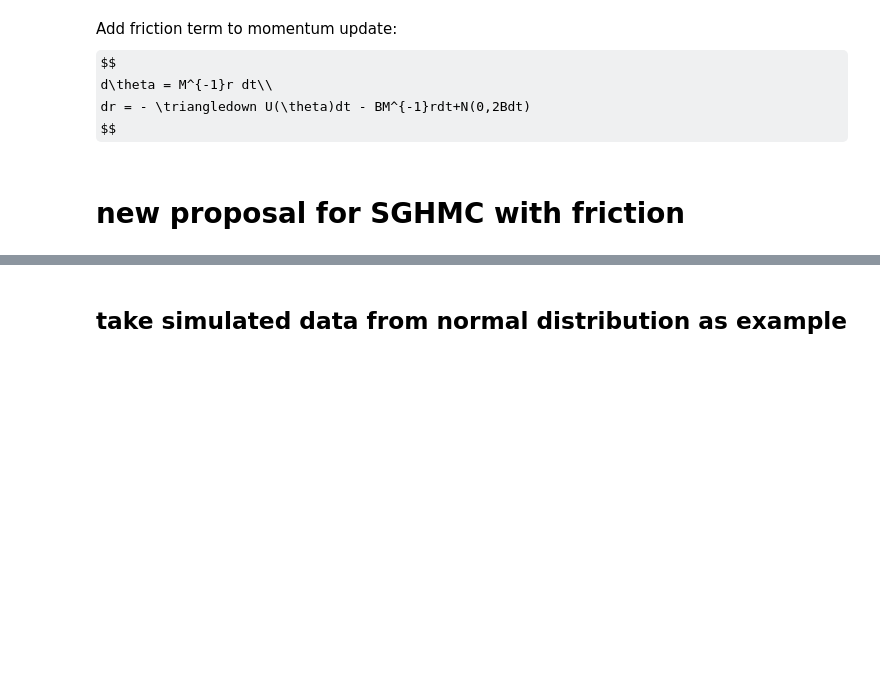
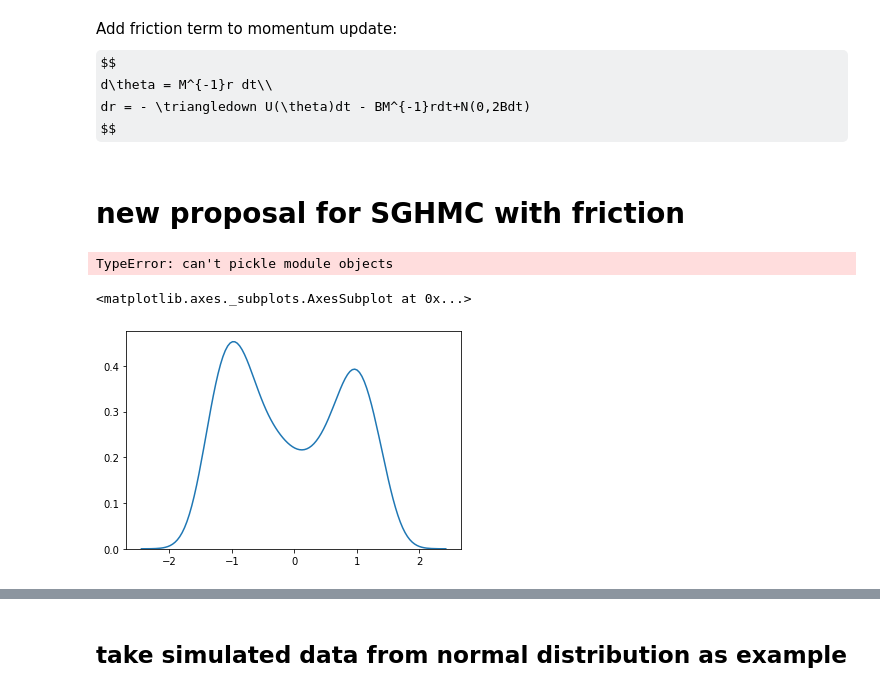
Before and after one commit to tzring/Stochastic-Gradient-HMC-with-Friction, a Jupyter notebook: SGHMC_friction.ipynb, the cells around one changed output, grey strips where cells are left out. Saved outputs shown, nothing was run; the diff lists cells and outputs as text; code cells hidden in the pictures; some formulas as TeX source; blank space fills up the shorter version.

```diff
--- a/SGHMC_friction.ipynb
+++ b/SGHMC_friction.ipynb
@@ -165,3 +251,13 @@ def grad_prior(theta):
+# %%
+%%time
+theta1 = SGHMC_parallel(np.array([0]),np.zeros((50,1)),grad_logden_data,grad_prior,0.1,2000, np.array([0]),2*np.eye(1),10,500)
+# %% [output]
+TypeError: can't pickle module objects
+# %%
+sns.kdeplot(np.concatenate(theta1).reshape(-1,))
+# %% [output]
+<matplotlib.axes._subplots.AxesSubplot at 0x...>
+[figure, added]
 # %%
 import random
 # %%
```
Also changed, not shown: parts of 23 cells of this notebook.
